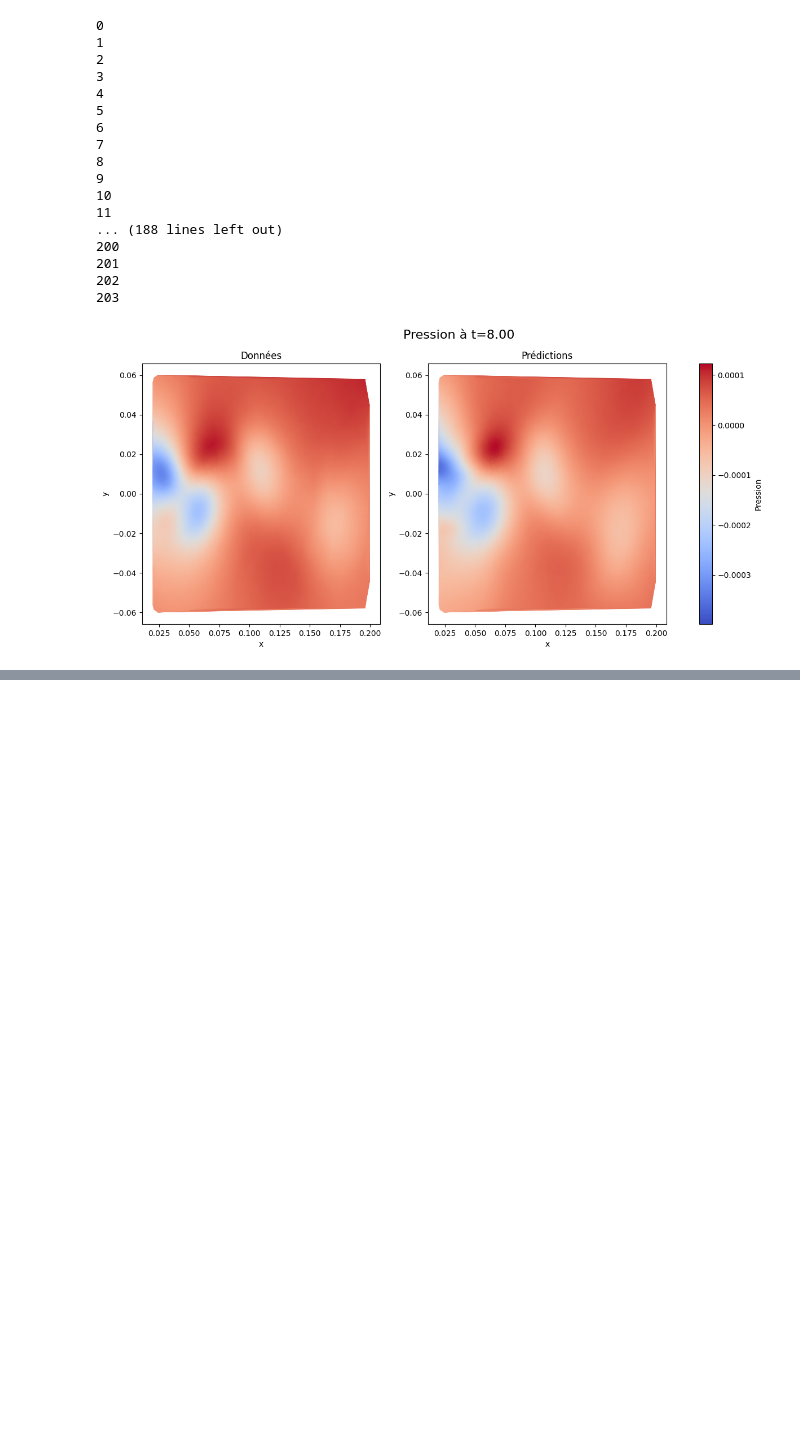
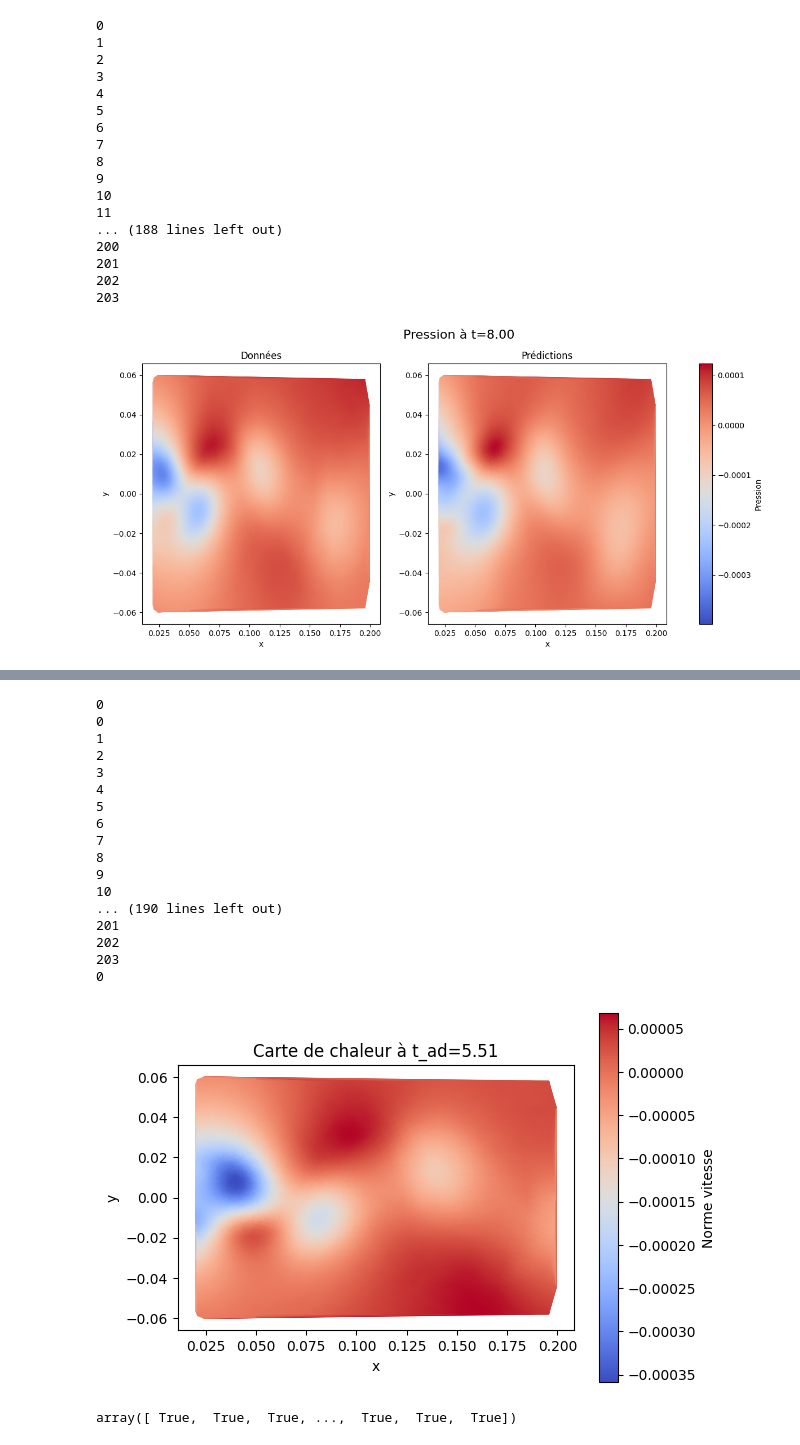
Before and after one commit to hpavy/15_the_one, a Jupyter notebook: plot_data_ensemble.ipynb, the cells around one changed output, grey strips where cells are left out. Cells and saved outputs as stored; diff of their text form; code cells hidden in the pictures; blank space fills up the shorter version.

Commit message:
piche

```diff
--- a/plot_data_ensemble.ipynb
+++ b/plot_data_ensemble.ipynb
@@ -152,0 +241,32 @@ plot_flow(x_pred, y_pred, t_pred, p_data, p_pred, name_file= 'result_pression.gi
+# %%
+x_full = (X_full[:,0]*mean_std['x_std'] + mean_std['x_mean'])*param_adim['L']
+y_full = (X_full[:,1]*mean_std['y_std'] + mean_std['y_mean'])*param_adim['L']
+t_full = (X_full[:,2]*mean_std['t_std'] + mean_std['t_mean'])*(param_adim['L']/param_adim['V'])
+u_full = (U_full[:,0]*mean_std['u_std'] + mean_std['u_mean'])*param_adim['V']
+v_full = (U_full[:,1]*mean_std['v_std'] + mean_std['v_mean'])*param_adim['V']
+p_full = (U_full[:,2]*mean_std['p_std'] + mean_std['p_mean'])*((param_adim['L']**2) * param_adim['rho'])
+# %%
+anim('piche2.gif', x_full, y_full, t_full, p_full, fps=5)
+# %% [output]
+0
+0
+1
+2
+3
+4
+5
+6
+7
+8
+9
+10
+... (190 lines left out)
+201
+202
+203
+0
+[figure, added]
+# %%
+x_pred == x_full
+# %% [output]
+array([ True,  True,  True, ...,  True,  True,  True])
```
Also changed, not shown: parts of 3 cells of this notebook, 5 other files.
